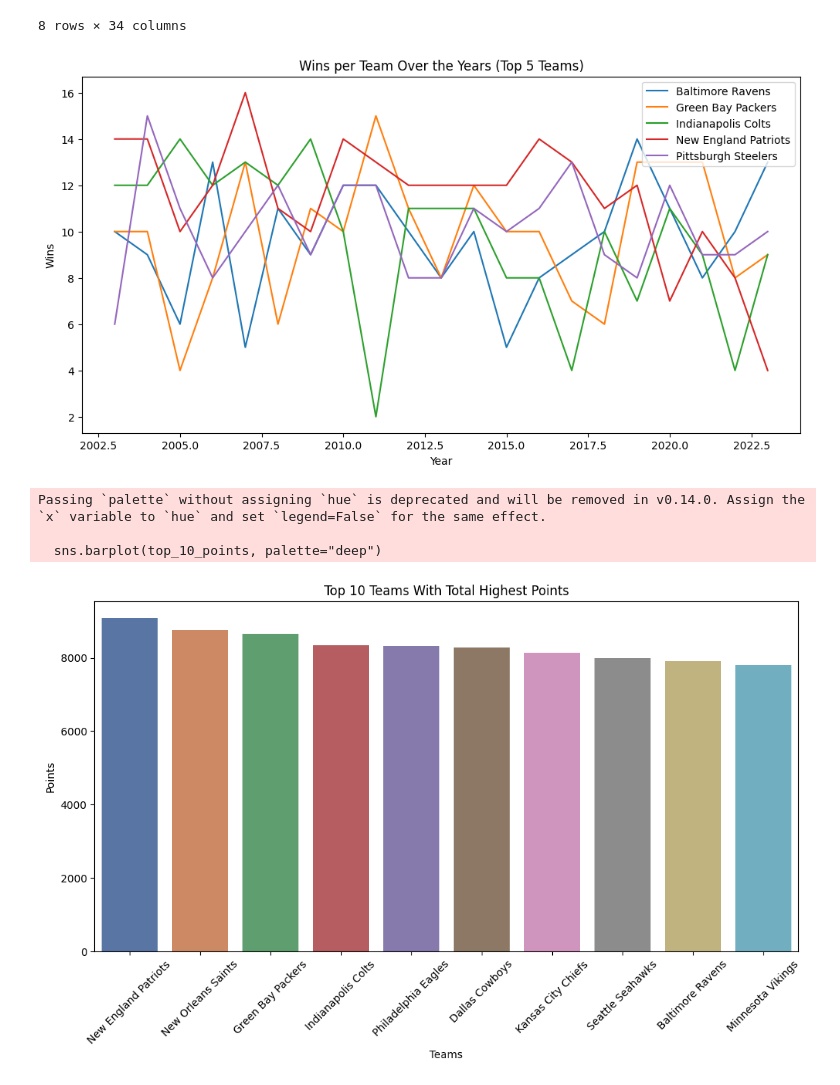
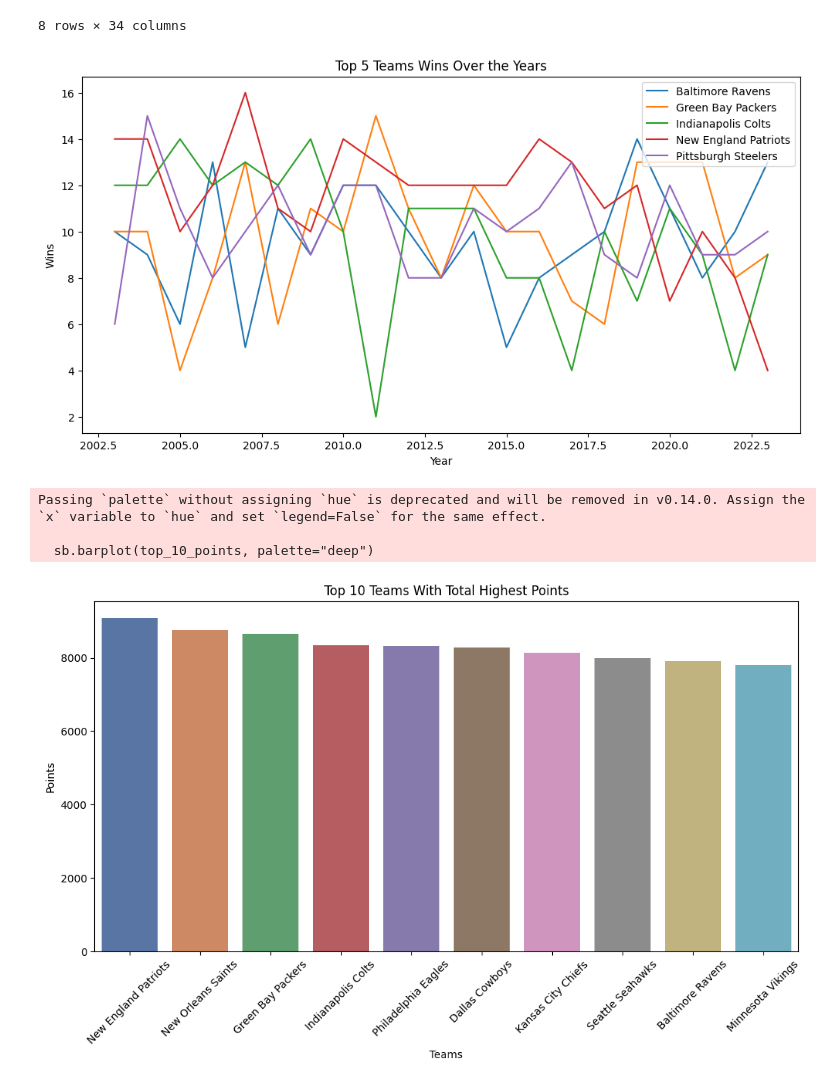
Before and after one commit to build-summer-2024/async-yellow-Kyle-Pham-final-project, a Jupyter notebook: final_project/final_project.ipynb, the cells around one changed output. Drawn from its saved outputs; the diff is of its cells as text; code cells hidden in the pictures.

Commit message:
questions completed

```diff
--- a/final_project/final_project.ipynb
+++ b/final_project/final_project.ipynb
@@ -51,24 +51,28 @@ memory usage: 183.9+ KB
 | max | 2023.000000 | 16.000000 | 16.000000 | 1.000000 | 606.000000 | 519.000000 | 315.000000 | 19.700000 | 17.000000 | ... |
 8 rows × 34 columns
 # %%
+## Question 1
+
 top_teams = nfl_data.groupby('team')['wins'].sum().nlargest(5).index
 
 top_nfl = nfl_data[nfl_data['team'].isin(top_teams)]
 
 # Grafics
 top_nfl.groupby(['year', 'team']).sum()['wins'].unstack().plot(kind='line', figsize=(12, 6))
-plt.title('Wins per Team Over the Years (Top 5 Teams)')
+plt.title('Top 5 Teams Wins Over the Years')
 plt.xlabel('Year')
 plt.ylabel('Wins')
 plt.legend(loc='upper right')
 plt.show()
 # %% [output]
-[figure, old version]
+[figure, new version]
 # %%
+## Question 2
+
 plt.figure(figsize=(12,6))
 top_10_points = nfl_data.groupby("team")["points"].sum().nlargest(10)
 nfl_data_top_10_points = nfl_data[nfl_data["team"].isin(top_10_points.index)]
-sns.barplot(top_10_points, palette="deep")
+sb.barplot(top_10_points, palette="deep")
 plt.title("Top 10 Teams With Total Highest Points")
 plt.xlabel("Teams")
 plt.ylabel("Points")
@@ -77,5 +81,5 @@ plt.show()
 # %% [output]
 Passing `palette` without assigning `hue` is deprecated and will be removed in v0.14.0. Assign the `x` variable to `hue` and set `legend=False` for the same effect.
 
-  sns.barplot(top_10_points, palette="deep")
+  sb.barplot(top_10_points, palette="deep")
 [figure]
```
Also changed, not shown: parts of 9 cells of this notebook, 1 other file.
